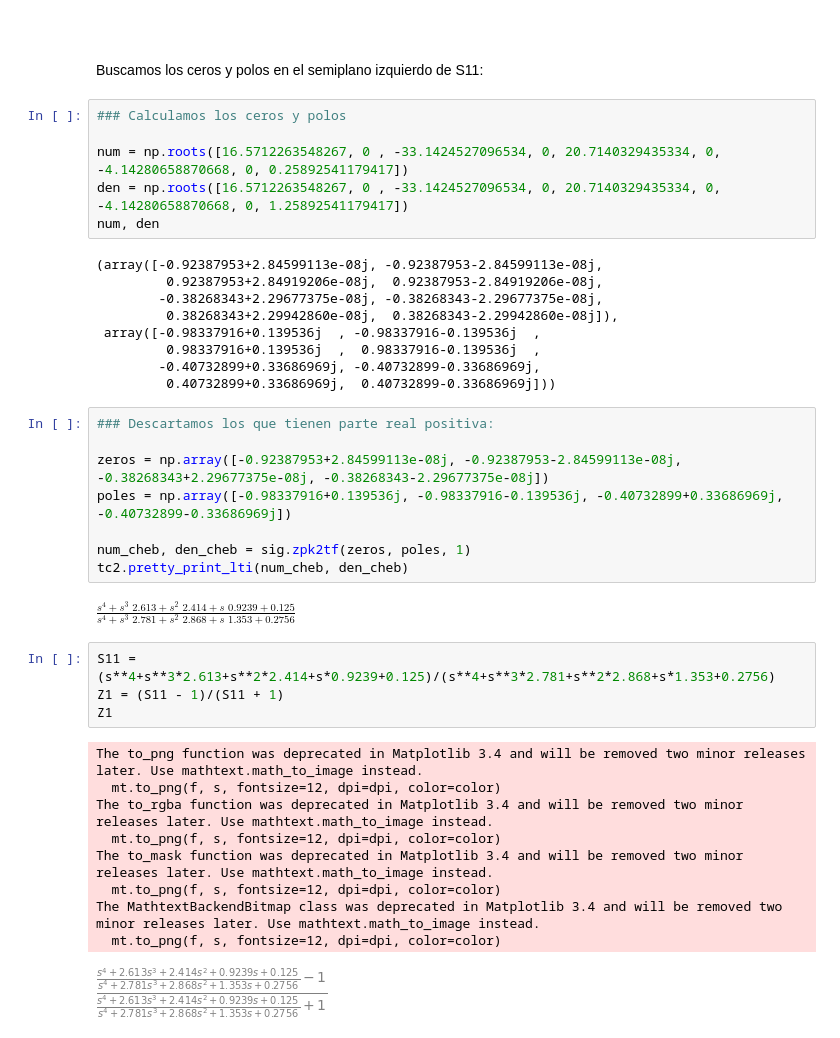
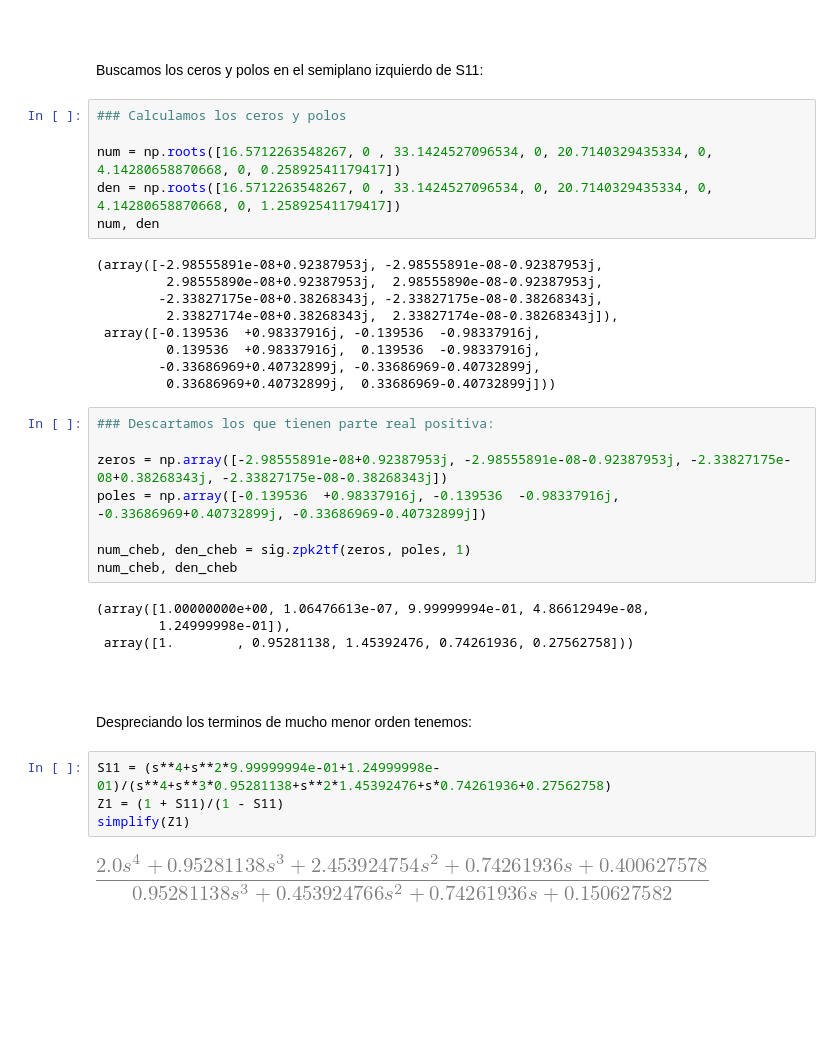
Before and after one commit to usandomir/TC2, a Jupyter notebook: TPS15.ipynb, the cells around one changed output. Drawn from its saved outputs; the diff is of its cells as text; blank space fills up the shorter version.

```diff
--- a/TPS15.ipynb
+++ b/TPS15.ipynb
@@ -57,39 +57,36 @@ Buscamos los ceros y polos en el semiplano izquierdo de S11:
 # %%
 ### Calculamos los ceros y polos
 
-num = np.roots([16.5712263548267, 0 , -33.1424527096534, 0, 20.7140329435334, 0, -4.14280658870668, 0, 0.25892541179417])
-den = np.roots([16.5712263548267, 0 , -33.1424527096534, 0, 20.7140329435334, 0, -4.14280658870668, 0, 1.25892541179417])
+num = np.roots([16.5712263548267, 0 , 33.1424527096534, 0, 20.7140329435334, 0, 4.14280658870668, 0, 0.25892541179417])
+den = np.roots([16.5712263548267, 0 , 33.1424527096534, 0, 20.7140329435334, 0, 4.14280658870668, 0, 1.25892541179417])
 num, den
 # %% [output]
-(array([-0.92387953+2.84599113e-08j, -0.92387953-2.84599113e-08j,
-         0.92387953+2.84919206e-08j,  0.92387953-2.84919206e-08j,
-        -0.38268343+2.29677375e-08j, -0.38268343-2.29677375e-08j,
-         0.38268343+2.29942860e-08j,  0.38268343-2.29942860e-08j]),
- array([-0.98337916+0.139536j  , -0.98337916-0.139536j  ,
-         0.98337916+0.139536j  ,  0.98337916-0.139536j  ,
-        -0.40732899+0.33686969j, -0.40732899-0.33686969j,
-         0.40732899+0.33686969j,  0.40732899-0.33686969j]))
+(array([-2.98555891e-08+0.92387953j, -2.98555891e-08-0.92387953j,
+         2.98555890e-08+0.92387953j,  2.98555890e-08-0.92387953j,
+        -2.33827175e-08+0.38268343j, -2.33827175e-08-0.38268343j,
+         2.33827174e-08+0.38268343j,  2.33827174e-08-0.38268343j]),
+ array([-0.139536  +0.98337916j, -0.139536  -0.98337916j,
+         0.139536  +0.98337916j,  0.139536  -0.98337916j,
+        -0.33686969+0.40732899j, -0.33686969-0.40732899j,
+         0.33686969+0.40732899j,  0.33686969-0.40732899j]))
 # %%
 ### Descartamos los que tienen parte real positiva:
 
-zeros = np.array([-0.92387953+2.84599113e-08j, -0.92387953-2.84599113e-08j, -0.38268343+2.29677375e-08j, -0.38268343-2.29677375e-08j])
-poles = np.array([-0.98337916+0.139536j, -0.98337916-0.139536j, -0.40732899+0.33686969j, -0.40732899-0.33686969j])
+zeros = np.array([-2.98555891e-08+0.92387953j, -2.98555891e-08-0.92387953j, -2.33827175e-08+0.38268343j, -2.33827175e-08-0.38268343j])
+poles = np.array([-0.139536  +0.98337916j, -0.139536  -0.98337916j, -0.33686969+0.40732899j, -0.33686969-0.40732899j])
 
 num_cheb, den_cheb = sig.zpk2tf(zeros, poles, 1)
-tc2.pretty_print_lti(num_cheb, den_cheb)
+num_cheb, den_cheb
 # %% [output]
-$\displaystyle \frac{s^4 + s^3 \,\, 2.613 + s^2 \,\, 2.414 + s \,\, 0.9239 + 0.125 }{s^4 + s^3 \,\, 2.781 + s^2 \,\, 2.868 + s \,\, 1.353 + 0.2756 }$
+(array([1.00000000e+00, 1.06476613e-07, 9.99999994e-01, 4.86612949e-08,
+        1.24999998e-01]),
+ array([1.        , 0.95281138, 1.45392476, 0.74261936, 0.27562758]))
+# %% [markdown]
+<br><br>
+Despreciando los terminos de mucho menor orden tenemos:
 # %%
-S11 = (s**4+s**3*2.613+s**2*2.414+s*0.9239+0.125)/(s**4+s**3*2.781+s**2*2.868+s*1.353+0.2756)
-Z1 = (S11 - 1)/(S11 + 1)
-Z1
+S11 = (s**4+s**2*9.99999994e-01+1.24999998e-01)/(s**4+s**3*0.95281138+s**2*1.45392476+s*0.74261936+0.27562758)
+Z1 = (1 + S11)/(1 - S11)
+simplify(Z1)
 # %% [output]
-The to_png function was deprecated in Matplotlib 3.4 and will be removed two minor releases later. Use mathtext.math_to_image instead.
-  mt.to_png(f, s, fontsize=12, dpi=dpi, color=color)
-The to_rgba function was deprecated in Matplotlib 3.4 and will be removed two minor releases later. Use mathtext.math_to_image instead.
-  mt.to_png(f, s, fontsize=12, dpi=dpi, color=color)
-The to_mask function was deprecated in Matplotlib 3.4 and will be removed two minor releases later. Use mathtext.math_to_image instead.
-  mt.to_png(f, s, fontsize=12, dpi=dpi, color=color)
-The MathtextBackendBitmap class was deprecated in Matplotlib 3.4 and will be removed two minor releases later. Use mathtext.math_to_image instead.
-  mt.to_png(f, s, fontsize=12, dpi=dpi, color=color)
-[figure, old version]
+[figure, new version]
```
Also changed, not shown: parts of 9 cells of this notebook.
